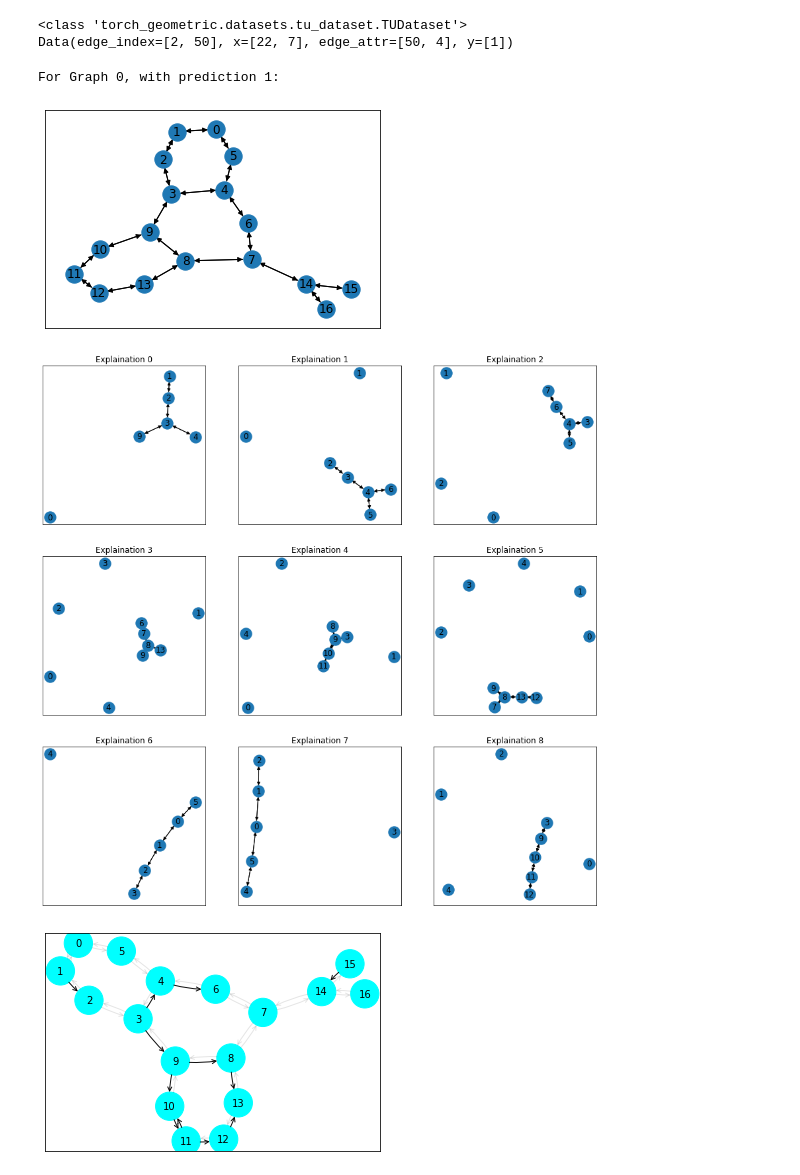
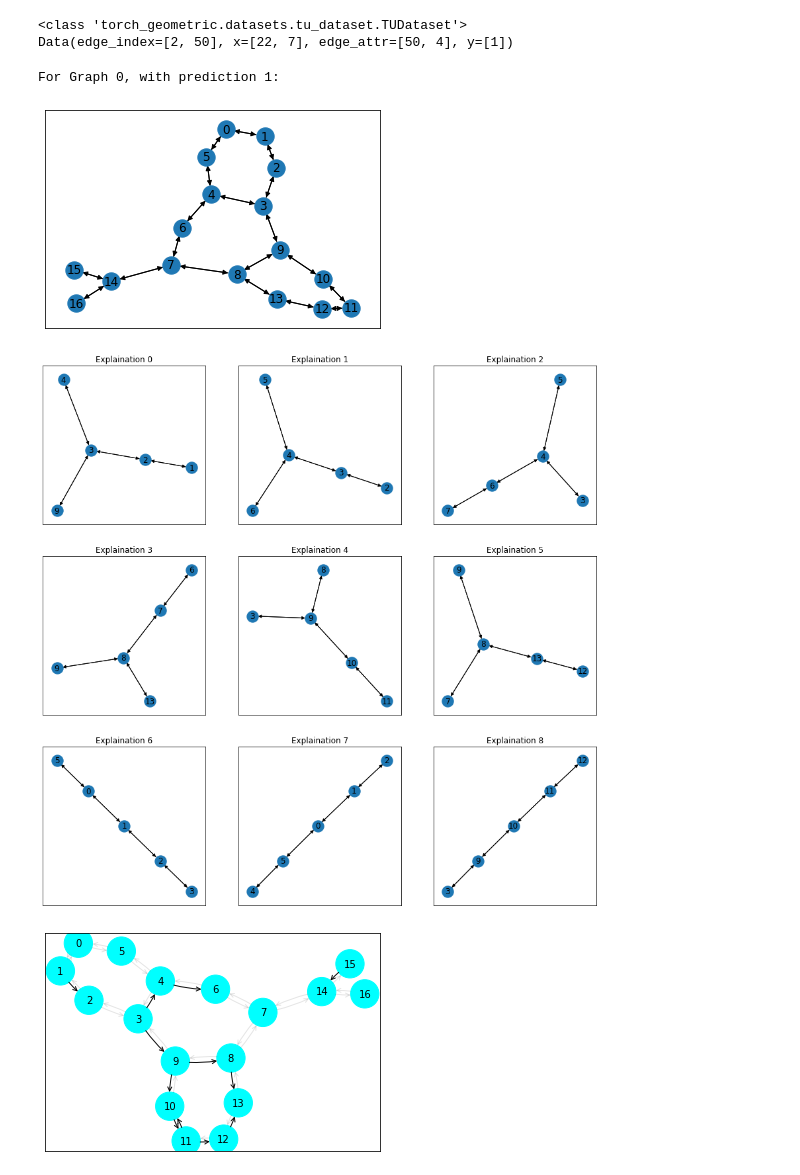
Before and after one commit to ZongyangYue/CS249ExplainGNN, a Jupyter notebook: GCN_MUTAG.ipynb, the cells around one changed output. Saved outputs shown, nothing was run; the diff lists cells and outputs as text; code cells hidden in the pictures.

```diff
--- a/GCN_MUTAG.ipynb
+++ b/GCN_MUTAG.ipynb
@@ -404,24 +412,26 @@ for idx, data_collection in enumerate(tqdm.tqdm(all_subgraphs)):
 # %%
 for i, graph in enumerate(all_graphs):
     prediction = pred_list[i].item()
     confidence = confidences[i]
     subgraph_explain = min_sufficient_explanation[i]
     print("For Graph {}, with prediction {}:".format(i, prediction))
     nx.draw_networkx(utils.to_networkx(graph, remove_self_loops=True))
     plt.show()
 
     fig, axes = plt.subplots(nrows=3, ncols=3)
     fig.set_size_inches(15, 15)
     ax = axes.flatten()
     for j in range(9):
-        nx.draw_networkx(utils.to_networkx(subgraph_explain[j], remove_self_loops=True), ax=ax[j])
+        graph = utils.to_networkx(subgraph_explain[j], remove_self_loops=True)
+        graph.remove_nodes_from(list(nx.isolates(graph)))
+        nx.draw_networkx(graph, ax=ax[j])
         ax[j].set_title("Explaination {}".format(j))
     plt.show()
     break
 # %% [output]
 For Graph 0, with prediction 1:
-[figure, old version]
+[figure, new version]
-[figure, old version]
+[figure, new version]
 # %%
 explainer = GNNExplainer(model, epochs=200, return_type='log_prob')
 node_feat_mask, edge_mask = explainer.explain_graph(all_graphs[0].x, all_graphs[0].edge_index)
```
Also changed, not shown: parts of 4 cells of this notebook, 4 other files.
